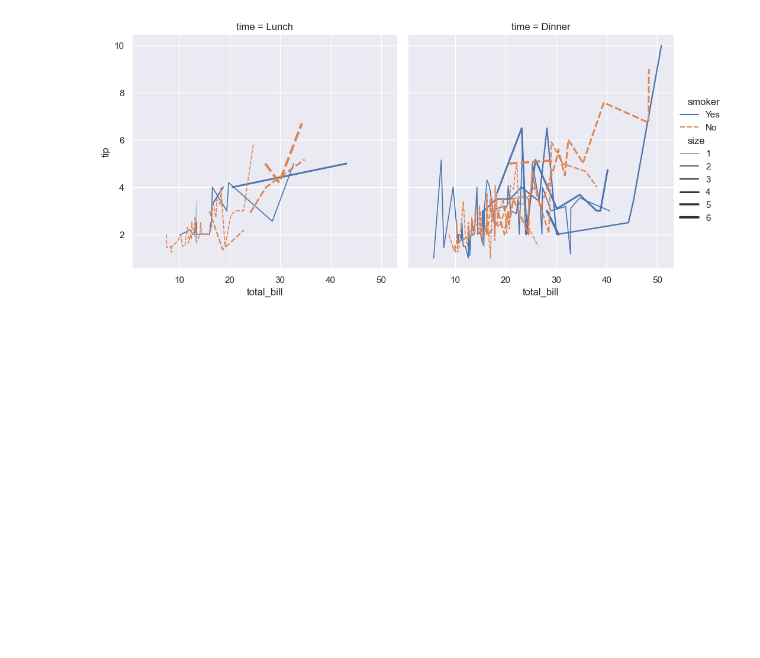
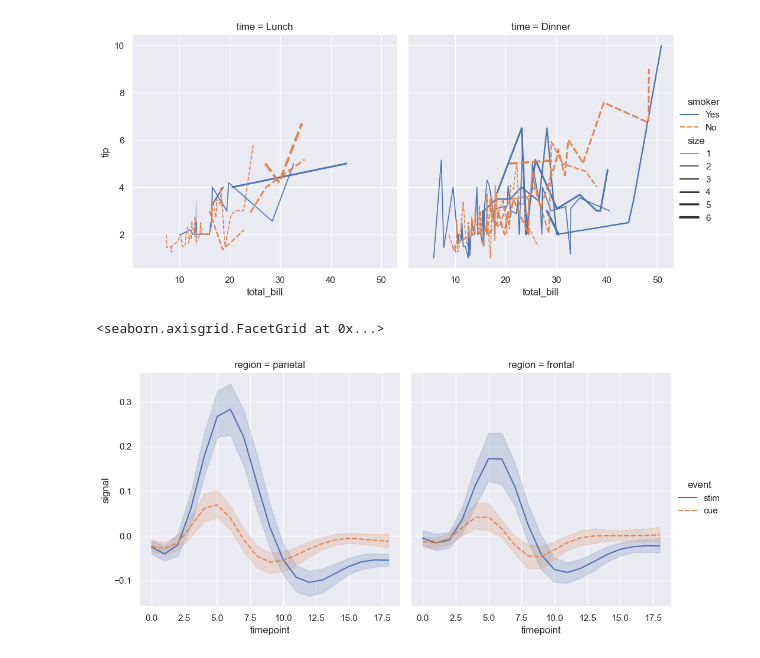
Before and after one commit to Nikit-V-Mitic/Studies-in-Python, a Jupyter notebook: SeabornBasicsSheet.ipynb, the cells around one changed output. Drawn from its saved outputs; the diff is of its cells as text; code cells hidden in the pictures; blank space fills up the shorter version.

```diff
--- a/SeabornBasicsSheet.ipynb
+++ b/SeabornBasicsSheet.ipynb
@@ -49,3 +49,17 @@ sns.relplot(
 # %% [output]
 <seaborn.axisgrid.FacetGrid at 0x...>
 [figure]
+# %%
+# Statistical estimation of confidence interavls is another baked-in feature of Seaborn. Observe the following grpah:
+fmri = sns.load_dataset("fmri")
+sns.relplot(
+    data=fmri, kind="line",
+    x="timepoint", y="signal", col="region",
+    hue="event", style="event",
+)
+
+# Here, the average of the data is automatically taken and plotted, and the confidence interval of said average is likewise...
+# ... automatically computed and represented graphically.
+# %% [output]
+<seaborn.axisgrid.FacetGrid at 0x...>
+[figure, added]
```
